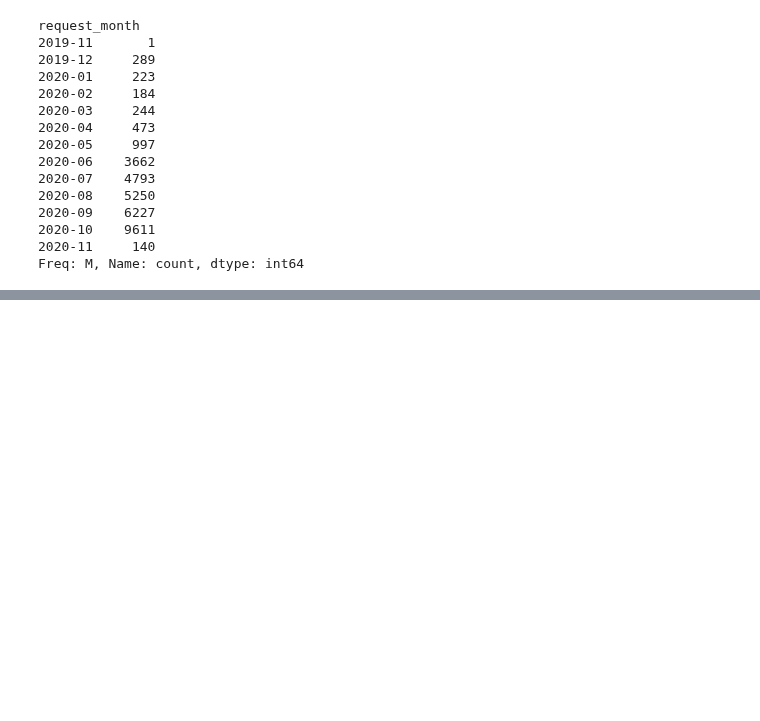
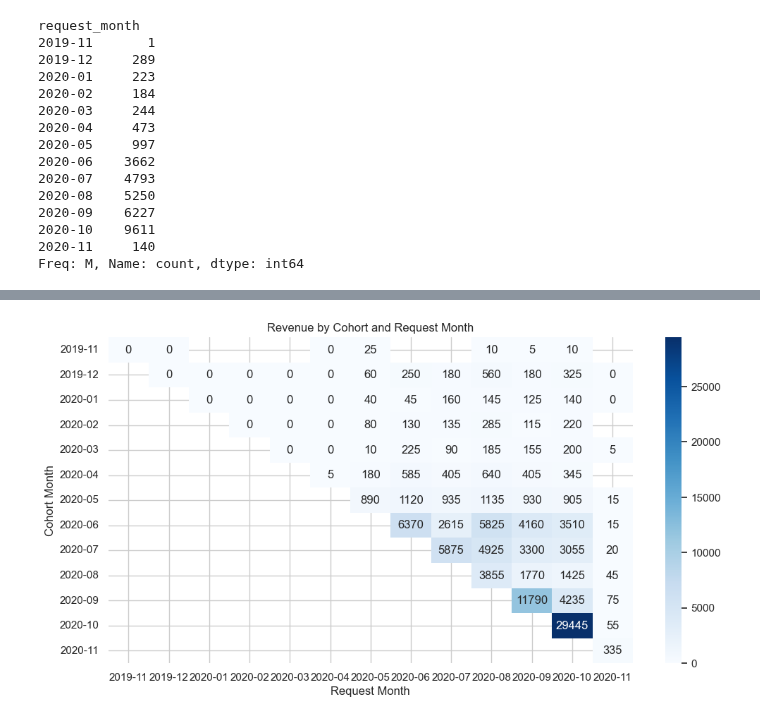
Before and after one commit to gfkpth/project-1-ironhack-payments-2-en, a Jupyter notebook: notebook/notebook.ipynb, the cells around one changed output, grey strips where cells are left out. Drawn from its saved outputs; the diff is of its cells as text; code cells hidden in the pictures; blank space fills up the shorter version.

```diff
--- a/notebook/notebook.ipynb
+++ b/notebook/notebook.ipynb
@@ -1048,13 +1048,6 @@ Index(['Incident', 'Instant Payment', 'Postpone'], dtype='object')
 ## Task 3
 # %%
 ##3. **Revenue Generated by the Cohort:** Calculate the total revenue generated by each cohort over months to assess the financial impact of user behavior.
-
-#copy the df for experimentation
-cashRequest_cp = cashRequest.copy()
-
-
-
-
 # Merge revenue info from fees:
     #1. make smaller version of the fees DF that has: which cash_request_id was charged, how much was charged (total_amount)
     #2.renames cash_request_id to match the id column in cashRequest
@@ -1115,7 +1108,7 @@ Freq: M, Name: count, dtype: int64
 # Group and calculate total revenue (total_amount) per cohort per request month
     #groups data by: cohort (when joined)
     #request_month (when revenue happened)
-    cashRequest_cp.heaad()
+
 revenue_by_cohort = (
     cashRequest_cp
     .groupby(["cohort", "request_month"])["total_amount"]
@@ -1143,0 +1131 @@ plt.show()
+[figure, added]
```
Also changed, not shown: parts of 1 cell of this notebook.
